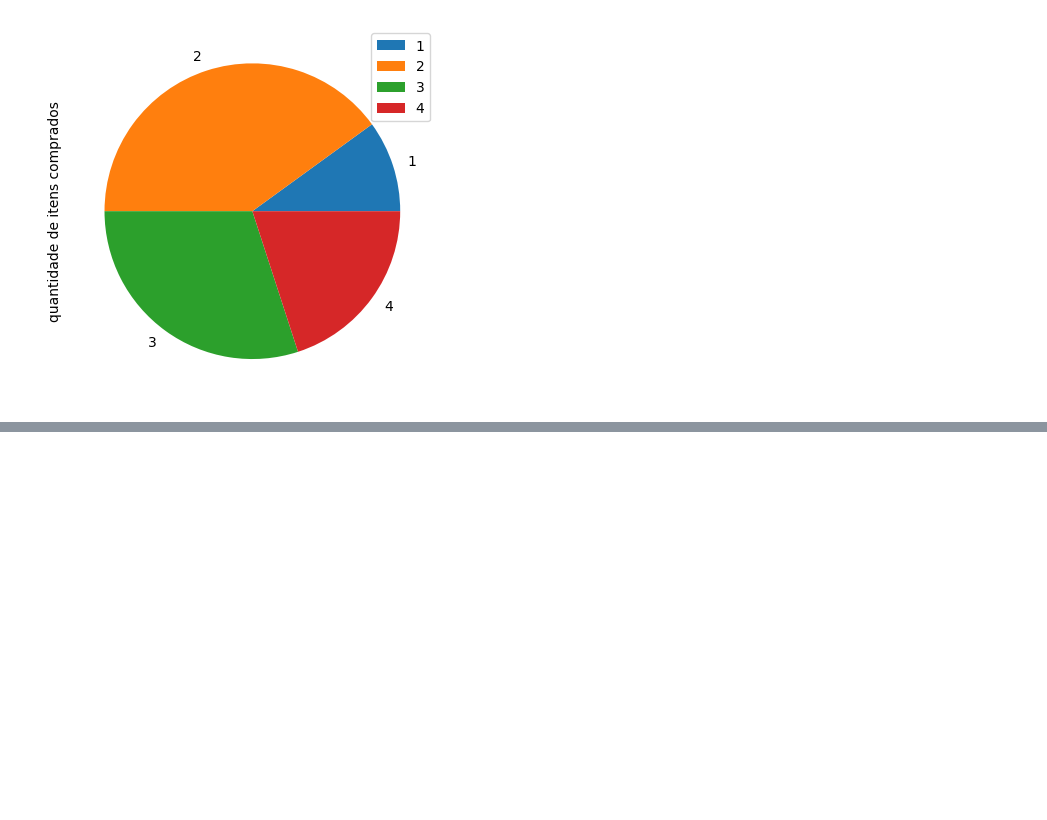
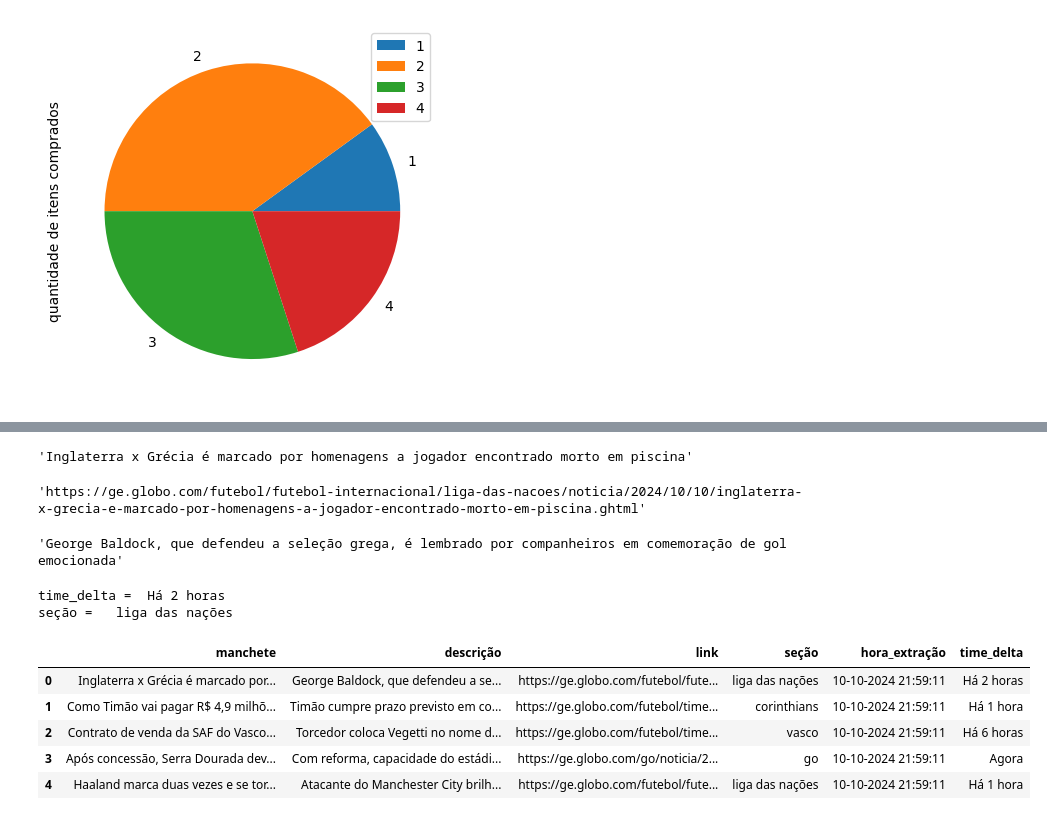
Before and after one commit to danvasconcelos/testecolabpy, a Jupyter notebook: Teste_em_PY.ipynb, the cells around one changed output, grey strips where cells are left out. Saved outputs shown, nothing was run; the diff lists cells and outputs as text; code cells hidden in the pictures; blank space fills up the shorter version.

```diff
--- a/Teste_em_PY.ipynb
+++ b/Teste_em_PY.ipynb
@@ -229,0 +290,60 @@ df.plot(x='tipo de item', y='receita total', kind='line')
+# %%
+lista_noticias[0].contents[1].text.replace('"',"")
+# %% [output]
+'Inglaterra x Grécia é marcado por homenagens a jogador encontrado morto em piscina'
+# %%
+lista_noticias[0].find('a').get('href')
+# %% [output]
+'https://ge.globo.com/futebol/futebol-internacional/liga-das-nacoes/noticia/2024/10/10/inglaterra-x-grecia-e-marcado-por-homenagens-a-jogador-encontrado-morto-em-piscina.ghtml'
+# %%
+descricao = lista_noticias[0].contents[2].text
+if not descricao:
+    descricao = noticia.find('div', attrs={'class': 'bstn-related'})
+    descricao = descricao.text if descricao else None # Somente acessará a propriedade text caso tenha encontrado ("find")
+descricao
+# %% [output]
+'George Baldock, que defendeu a seleção grega, é lembrado por companheiros em comemoração de gol emocionada'
+# %%
+metadados = lista_noticias[0].find('div', attrs={'class':'feed-post-metadata'})
+
+time_delta = metadados.find('span', attrs={'class': 'feed-post-datetime'})
+secao = metadados.find('span', attrs={'class': 'feed-post-metadata-section'})
+
+time_delta = time_delta.text if time_delta else None
+secao = secao.text if secao else None
+
+print('time_delta = ', time_delta)
+print('seção = ', secao)
+# %% [output]
+time_delta =  Há 2 horas
+seção =   liga das nações
+# %%
+dados = []
+
+for noticia in lista_noticias:
+    manchete = noticia.contents[1].text.replace('"',"")
+    link = noticia.find('a').get('href')
+
+    descricao = noticia.contents[2].text
+    if not descricao:
+        descricao = noticia.find('div', attrs={'class': 'bstn-related'})
+        descricao = descricao.text if descricao else None
+
+    metadados = noticia.find('div', attrs={'class':'feed-post-metadata'})
+    time_delta = metadados.find('span', attrs={'class': 'feed-post-datetime'})
+    secao = metadados.find('span', attrs={'class': 'feed-post-metadata-section'})
+
+    time_delta = time_delta.text if time_delta else None
+    secao = secao.text if secao else None
+
+    dados.append((manchete, descricao, link, secao, hora_extracao, time_delta))
+
+df = pd.DataFrame(dados, columns=['manchete', 'descrição', 'link', 'seção', 'hora_extração', 'time_delta'])
+df.head()
+# %% [output]
+|  | manchete | descrição | link | seção | hora_extração | time_delta |
+| 0 | Inglaterra x Grécia é marcado por... | George Baldock, que defendeu a se... | https://ge.globo.com/futebol/fute... | liga das nações | 10-10-2024 21:59:11 | Há 2 horas |
+| 1 | Como Timão vai pagar R$ 4,9 milhõ... | Timão cumpre prazo previsto em co... | https://ge.globo.com/futebol/time... | corinthians | 10-10-2024 21:59:11 | Há 1 hora |
+| 2 | Contrato de venda da SAF do Vasco... | Torcedor coloca Vegetti no nome d... | https://ge.globo.com/futebol/time... | vasco | 10-10-2024 21:59:11 | Há 6 horas |
+| 3 | Após concessão, Serra Dourada dev... | Com reforma, capacidade do estádi... | https://ge.globo.com/go/noticia/2... | go | 10-10-2024 21:59:11 | Agora |
+| 4 | Haaland marca duas vezes e se tor... | Atacante do Manchester City brilh... | https://ge.globo.com/futebol/fute... | liga das nações | 10-10-2024 21:59:11 | Há 1 hora |
```
Also changed, not shown: parts of 30 cells of this notebook.
